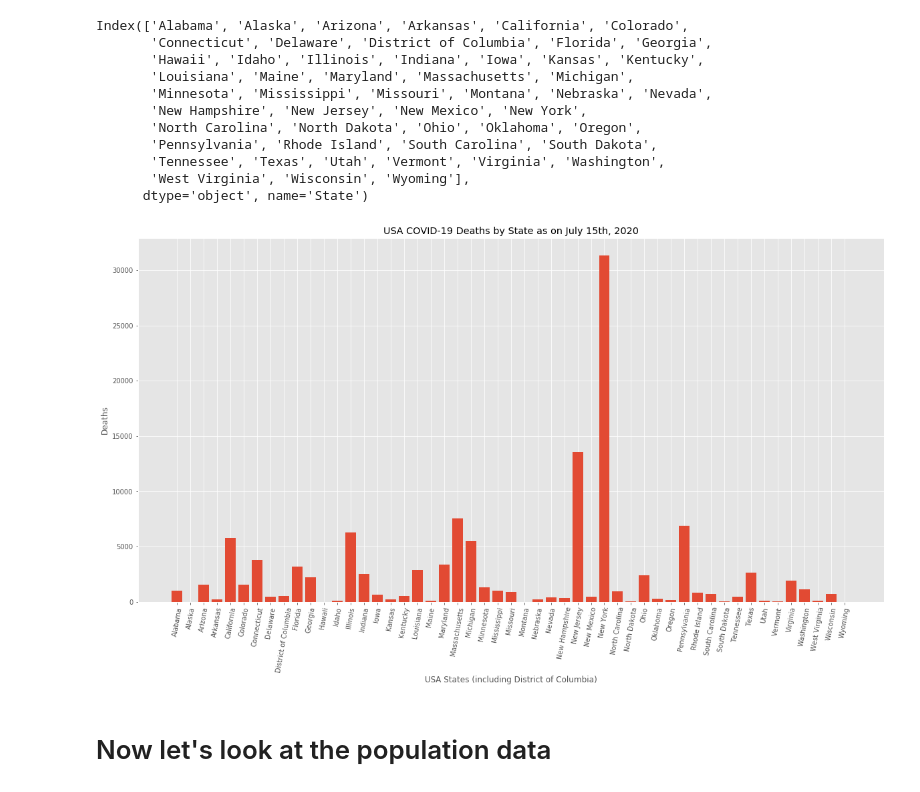
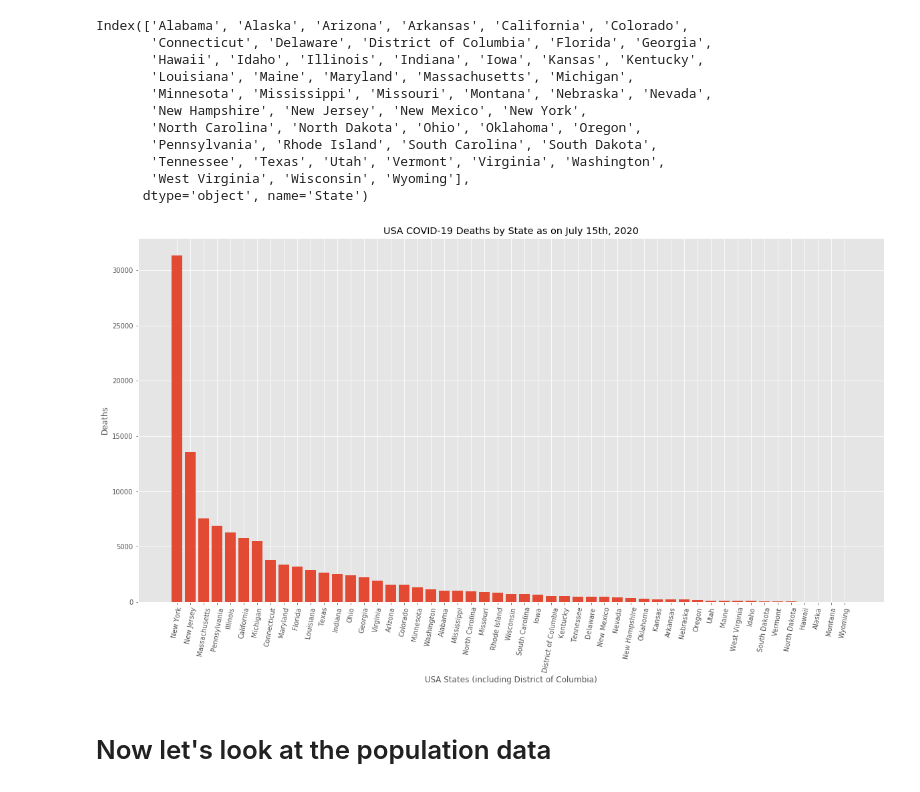
Before and after one commit to ArunMitra/COVID19-Deaths, a Jupyter notebook: Notebooks/COVID-deaths-USA.ipynb, the cells around one changed output. Drawn from its saved outputs; the diff is of its cells as text; code cells hidden in the pictures.

```diff
--- a/Notebooks/COVID-deaths-USA.ipynb
+++ b/Notebooks/COVID-deaths-USA.ipynb
@@ -157,16 +157,20 @@ def plot_bar(title, xlabel, ylabel, xticklabels, xdata, ydata, figname, xtickrot
 
     return
 # %%
+# Sort based on deaths/million descending
+df_death_so_State_sorted = df_death_so_State.sort_values(by ='COVID-19 Deaths' , ascending=False)
+df_death_so_State_sorted.reset_index()
+# plot
 plot_bar("USA COVID-19 Deaths by State as on July 15th, 2020",  \
          "USA States (including District of Columbia)",         \
          "Deaths",                                              \
-         df_death_so_State.index,                               \
-         df_death_so_State.index,                               \
-         df_death_so_State['COVID-19 Deaths'],                  \
-         'df_death_so_state',                                   \
+         df_death_so_State_sorted.index,                        \
+         df_death_so_State_sorted.index,                        \
+         df_death_so_State_sorted['COVID-19 Deaths'],                  \
+         'df_death_so_state_sorted',                                   \
          80)
 # %% [output]
-[figure, old version]
+[figure, new version]
 # %% [markdown]
 # Now let's look at the population data
 # %%
```
Also changed, not shown: parts of 15 cells of this notebook, 9 other files.
